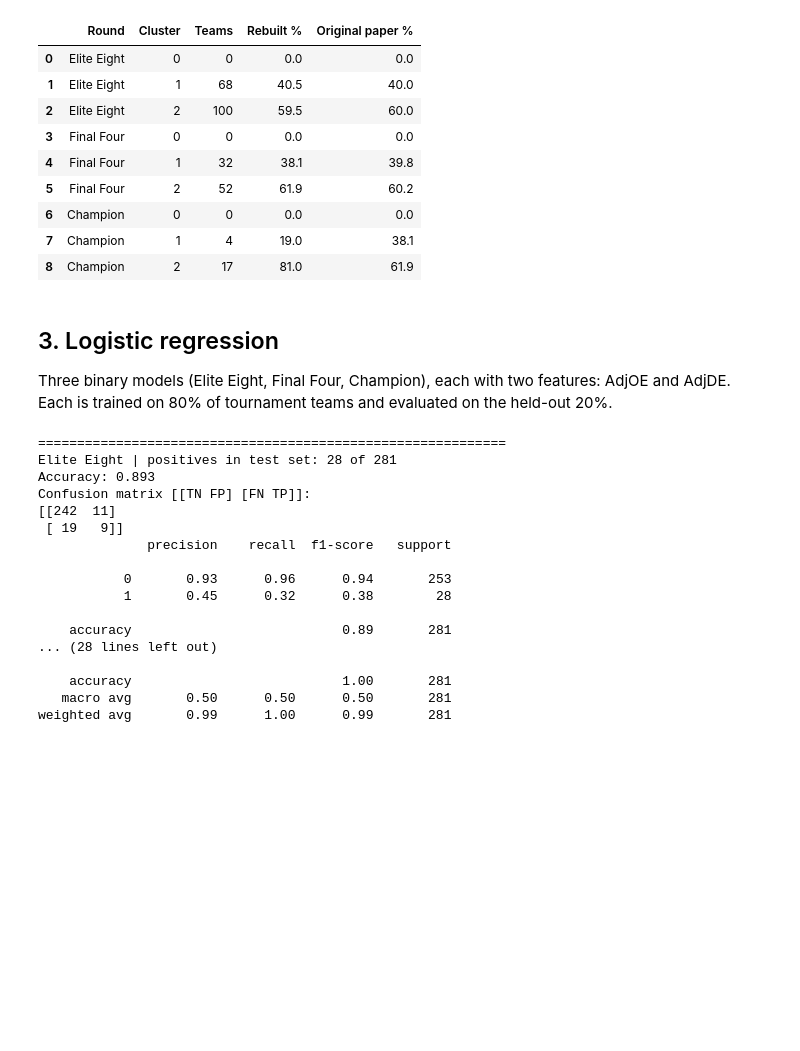
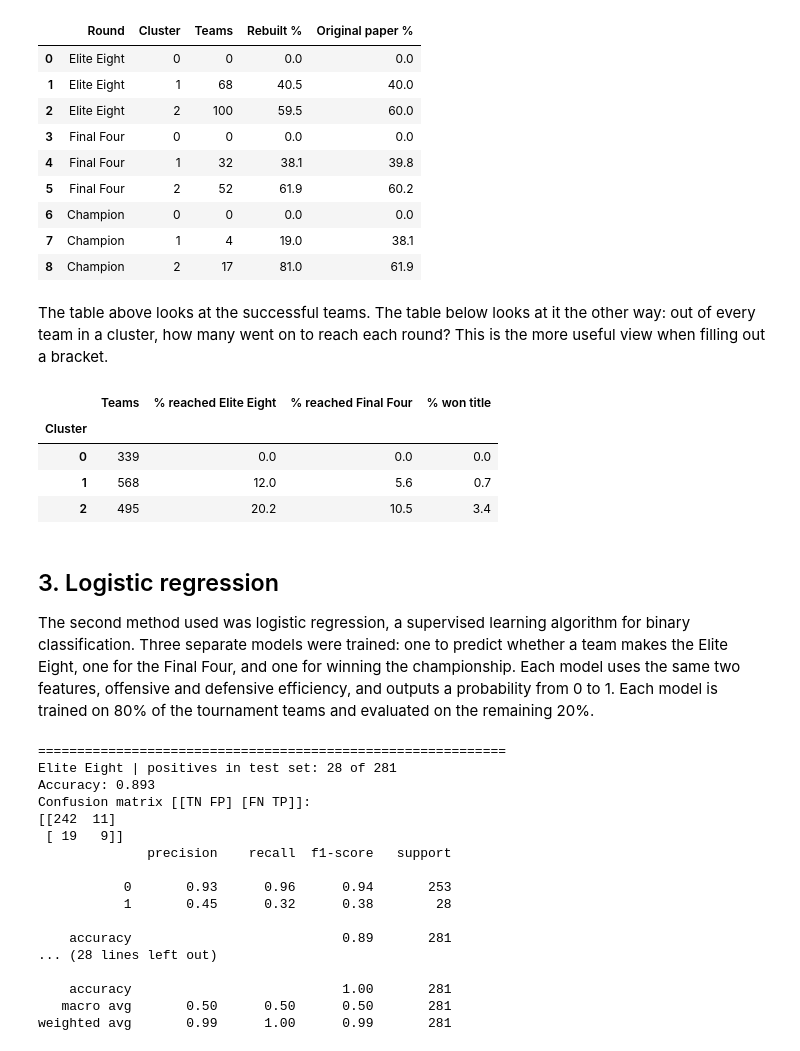
Before and after one commit to ColeDiGregorio/march-madness-analysis, a Jupyter notebook: march_madness.ipynb, the cells around one changed output. Drawn from its saved outputs; the diff is of its cells as text; code cells hidden in the pictures; blank space fills up the shorter version.

```diff
--- a/march_madness.ipynb
+++ b/march_madness.ipynb
@@ -180,10 +207,27 @@ distribution
 | 6 | Champion | 0 | 0 | 0.0 | 0.0 |
 | 7 | Champion | 1 | 4 | 19.0 | 38.1 |
 | 8 | Champion | 2 | 17 | 81.0 | 61.9 |
+# %% [markdown]
+The table above looks at the successful teams. The table below looks at it the other way: out of every team in
+a cluster, how many went on to reach each round? This is the more useful view when filling out a bracket.
+# %%
+success_rate = (tourney.groupby("Cluster")[rounds].mean() * 100).round(1)
+success_rate.insert(0, "Teams", tourney["Cluster"].value_counts().sort_index())
+success_rate.columns = ["Teams", "% reached Elite Eight", "% reached Final Four", "% won title"]
+success_rate
+# %% [output]
+|  | Teams | % reached Elite Eight | % reached Final Four | % won title |
+| Cluster |  |  |  |  |
+| 0 | 339 | 0.0 | 0.0 | 0.0 |
+| 1 | 568 | 12.0 | 5.6 | 0.7 |
+| 2 | 495 | 20.2 | 10.5 | 3.4 |
 # %% [markdown]
 ## 3. Logistic regression
-Three binary models (Elite Eight, Final Four, Champion), each with two features: AdjOE and AdjDE.
-Each is trained on 80% of tournament teams and evaluated on the held-out 20%.
+The second method used was logistic regression, a supervised learning algorithm for binary classification.
+Three separate models were trained: one to predict whether a team makes the Elite Eight, one for the Final Four,
+and one for winning the championship. Each model uses the same two features, offensive and defensive efficiency,
+and outputs a probability from 0 to 1. Each model is trained on 80% of the tournament teams and evaluated on
+the remaining 20%.
 # %%
 X = tourney[["AdjOE", "AdjDE"]]
 paper_coefs = {"Elite Eight": (0.2981, -0.3063), "Final Four": (0.2990, -0.3166), "Champion": (0.4557, -0.4046)}
```
Also changed, not shown: parts of 30 cells of this notebook, 6 other files.
